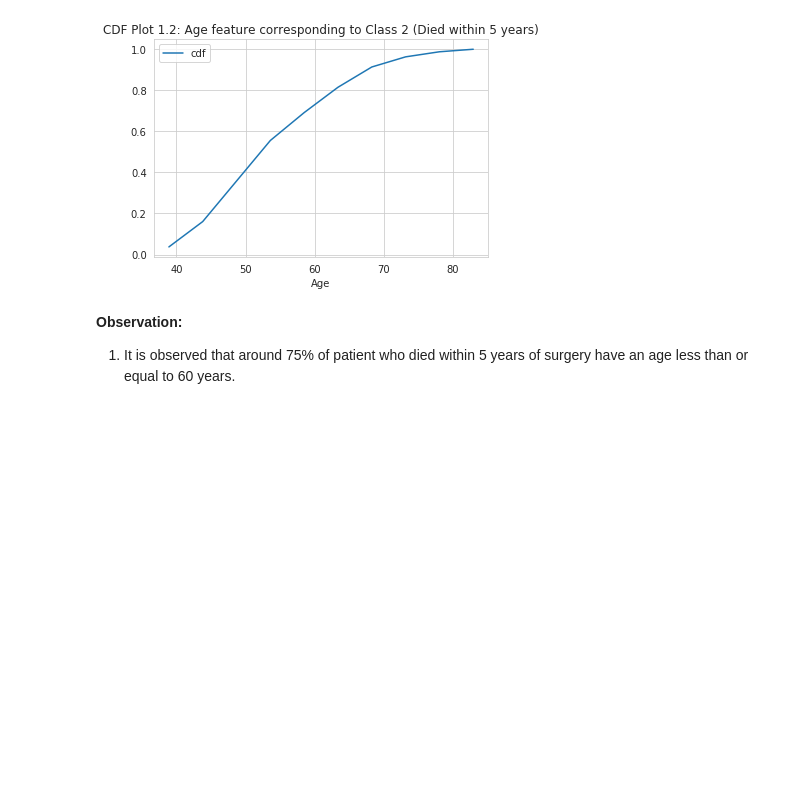
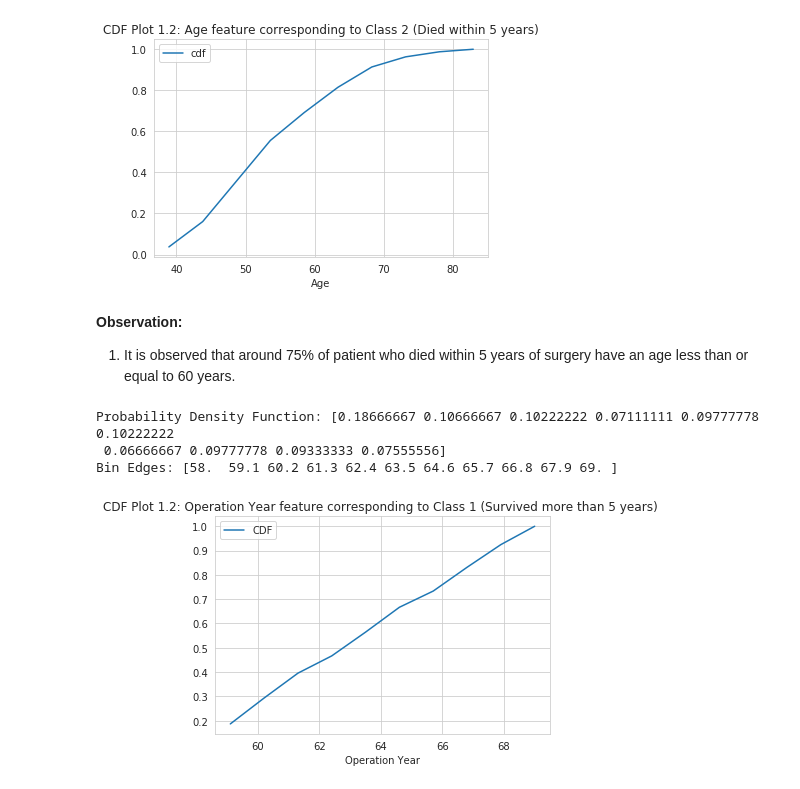
Before and after one commit to ashishsth7586/arduino, a Jupyter notebook: Module 2: Data Science Exploratory Data Analysis and Visualization/Assignment/EDA on Haberman's Survival Data set.ipynb, the cells around one changed output. Drawn from its saved outputs; the diff is of its cells as text; code cells hidden in the pictures; blank space fills up the shorter version.

```diff
--- a/Module 2: Data Science Exploratory Data Analysis and Visualization/Assignment/EDA on Haberman's Survival Data set.ipynb
+++ b/Module 2: Data Science Exploratory Data Analysis and Visualization/Assignment/EDA on Haberman's Survival Data set.ipynb
@@ -156,3 +156,21 @@ Bin Edges: [34.  38.9 43.8 48.7 53.6 58.5 63.4 68.3 73.2 78.1 83. ]
 # %% [markdown]
 __Observation:__
 1. It is observed that around 75% of patient who died within 5 years of surgery have an age less than or equal to 60 years.
+# %%
+# Operation Year with class 1 (Survived longer than 5 years)
+counts, bin_edges = np.histogram(a=survived['operationYear'], bins=10, density=True)
+pdf = counts / sum(counts)
+print(f"Probability Density Function: {pdf}")
+print(f"Bin Edges: {bin_edges}")
+
+cdf = np.cumsum(pdf)
+plt.plot( bin_edges[1:], cdf, label="CDF")
+plt.xlabel("Operation Year")
+plt.title("CDF Plot 1.2: Operation Year feature corresponding to Class 1 (Survived more than 5 years) ")
+plt.legend()
+plt.show()
+# %% [output]
+Probability Density Function: [0.18666667 0.10666667 0.10222222 0.07111111 0.09777778 0.10222222
+ 0.06666667 0.09777778 0.09333333 0.07555556]
+Bin Edges: [58.  59.1 60.2 61.3 62.4 63.5 64.6 65.7 66.8 67.9 69. ]
+[figure, added]
```
Also changed, not shown: parts of 13 cells of this notebook.
